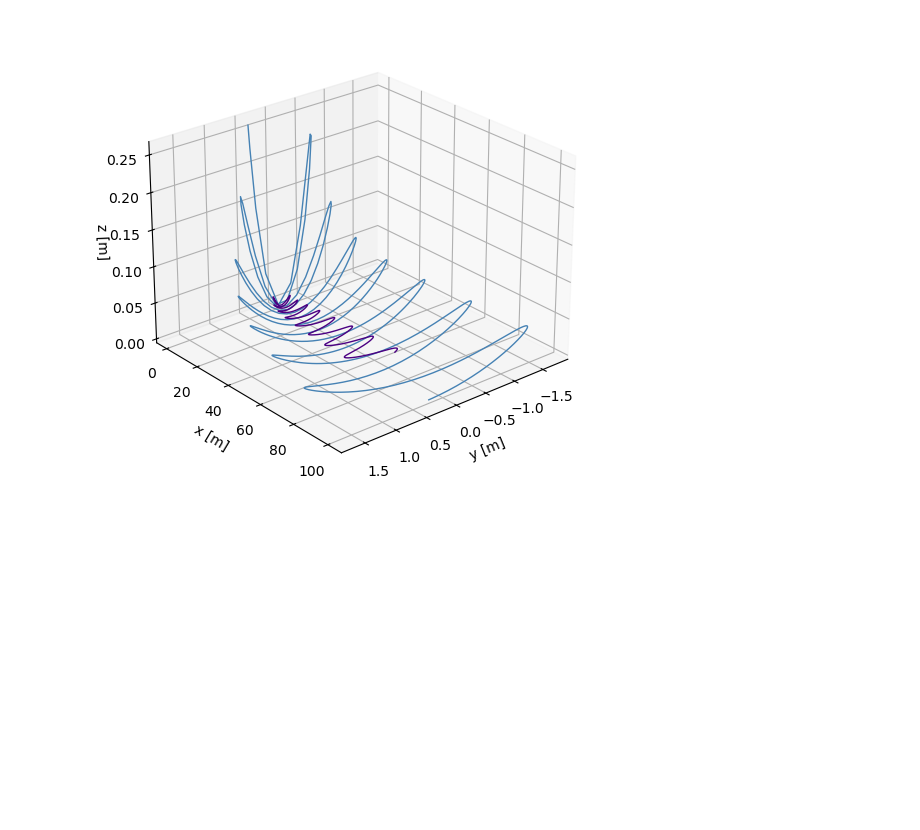
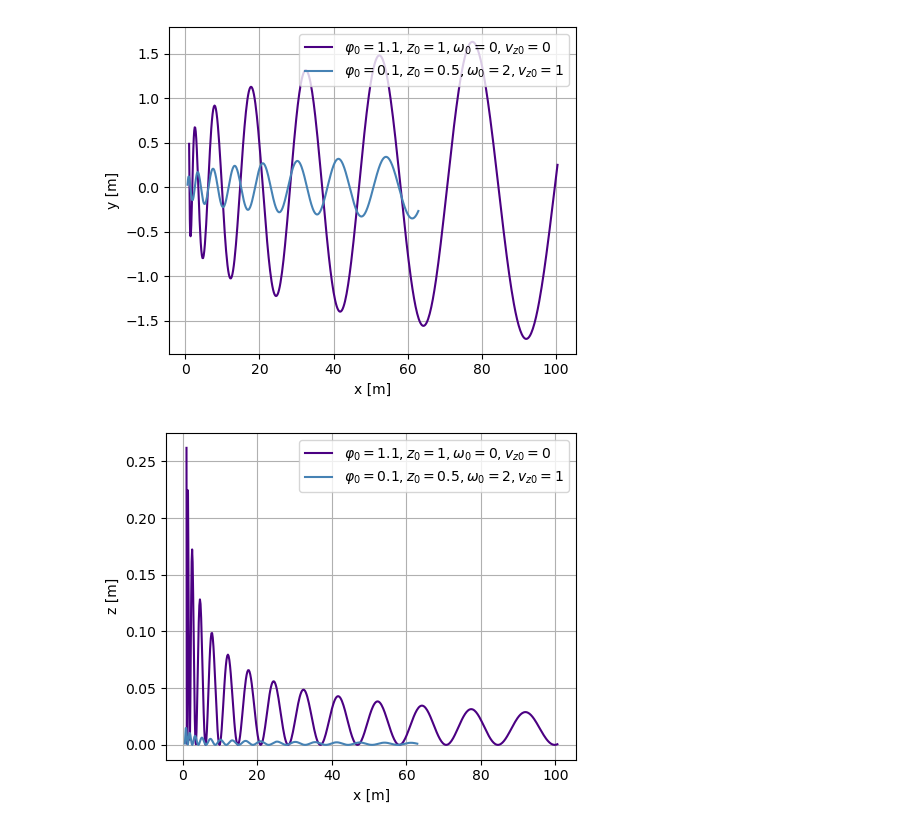
Before and after one commit to w-maks/Numerical-Cone, a Jupyter notebook: plots.ipynb, the cells around one changed output. Cells and saved outputs as stored; diff of their text form; code cells hidden in the pictures; blank space fills up the shorter version.

```diff
--- a/plots.ipynb
+++ b/plots.ipynb
@@ -11,7 +11,7 @@ df_x2 = pd.read_csv("./cmake-build-debug/xyz2.csv")
 dfs = {r"$\varphi_0 = 1.1, z_0=1, \omega_0=0, v_{z0}=0$": df_c1, r"$\varphi_0 = 0.1, z_0=0.5, \omega_0=2, v_{z0}=1$": df_c2}
 columns = ['phi', 'z','omega','vz', 'E', 'E_anal']
 names = [r'$\varphi [rad]$', r'$z [m]$',r'$\omega [rad/s]$', r'$v_{z} [m/s]$']
-colors = ['steelblue', 'indigo', 'firebrick', 'palevioletred']
+colors = ['indigo', 'steelblue', 'firebrick', 'palevioletred']
 # %%
 i=0
 for k in range (0,4):
@@ -35,7 +35,7 @@ for k in range (0,4):
 for wp, df in dfs.items():
     plt.figure(figsize=(5, 4))
     plt.plot(df['t'], df['E'], label=r"$E_{num}$", color=colors[i])
-    plt.plot(df['t'], df['E_anal'], label=r"$E_{anal}$", color=colors[i+1])
+    plt.plot(df['t'], df['E_anal'], label=r"$E_{anal}$", color=colors[i+2])
     i+=1
     i=0
     plt.xlabel("t [s]")
@@ -80,15 +80,23 @@ plt.show()
 # %%
-fig = plt.figure(figsize=(8, 6))
-ax = fig.add_subplot(111, projection='3d')
-
-ax.plot(df_x1['y'], df_x1['x'], df_x1['z'], color='steelblue', linewidth=1)
-ax.plot(df_x2['y'], df_x2['x'], df_x2['z'], color='indigo', linewidth=1)
-
-ax.set_xlabel("y [m]")
-ax.set_ylabel("x [m]")
-ax.set_zlabel("z [m]", labelpad=0.5)
-
-ax.view_init(elev=25, azim=50)
-plt.show()
+dfs_x= dfs = {r"$\varphi_0 = 1.1, z_0=1, \omega_0=0, v_{z0}=0$": df_x1, r"$\varphi_0 = 0.1, z_0=0.5, \omega_0=2, v_{z0}=1$": df_x2}
+for k in range(0,2):
+    plt.figure(figsize=(5, 4))
+    for wp, df in dfs_x.items():
+        if(k==0):
+            plt.plot(df['x'], df['y'], color=colors[i], label=wp)
+        else:
+            plt.plot(df['x'], df['z'], color=colors[i], label=wp)
+        i+=1
+    i=0
+    plt.xlabel("x [m]")
+    if(k==0):
+        plt.ylabel("y [m]")
+    else:
+        plt.ylabel("z [m]")
+    plt.grid(True)
+    plt.legend(loc="upper right")
+    plt.tight_layout()
+    plt.show()
 # %% [output]
-[figure, old version]
+[figure, new version]
+[figure, added]
```
Also changed, not shown: parts of 4 cells of this notebook.
